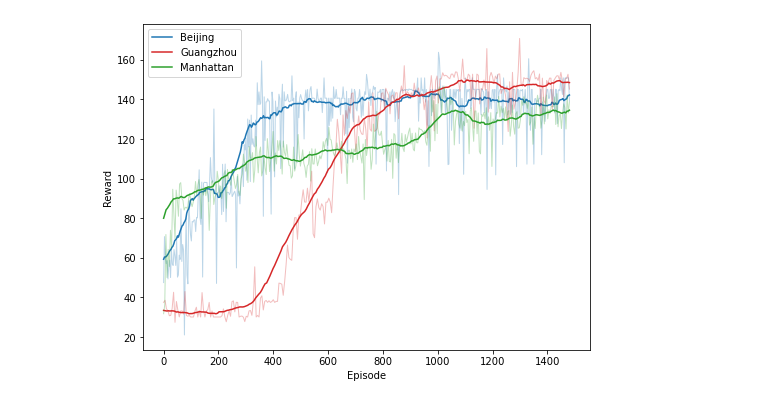
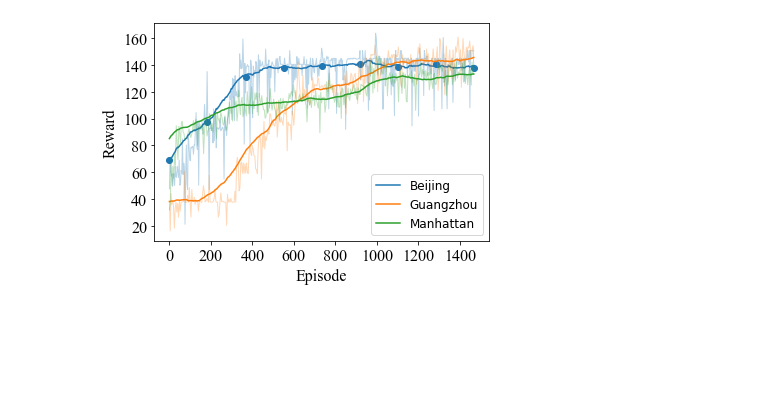
Before and after one commit to xxingyiyuan/ridesharing-RL, a Jupyter notebook: data_visualization.ipynb, the cells around one changed output. Cells and saved outputs as stored; diff of their text form; code cells hidden in the pictures; blank space fills up the shorter version.

```diff
--- a/data_visualization.ipynb
+++ b/data_visualization.ipynb
@@ -44,28 +45,32 @@ plt.show()
 # %%
 reward3 = np.load('./data/data_result/reward_{}.npy'.format(3))
 reward10 = np.load('./data/data_result/reward_{}.npy'.format(10))
 reward9 = np.load('./data/data_result/reward_{}.npy'.format(9))
 Episode = np.mean([len(reward3),len(reward10),len(reward9)])
-plt.figure(figsize=(8,6))
+plt.figure()
 mode = 'valid'
 step = 4
 reward3 = reward3[::step]
-reward10 = reward10[::step]
+reward10 = reward10[::3]
 reward9 = reward9[::step]
 # '#1f77b4', '#ff7f0e', '#2ca02c', '#d62728', '#9467bd', '#8c564b', '#e377c2', '#7f7f7f', '#bcbd22', '#17becf'
-color1, color2, color3 ='#1f77b4', '#d62728', '#2ca02c'
-n = 30
+color1, color2, color3 ='#1f77b4', '#ff7f0e', '#2ca02c'
+n = 50
 plt.plot(np.linspace(0,Episode,len(reward3)),reward3,alpha=0.3,c=color1,linewidth=1)
 plt.plot(np.linspace(0,Episode,len(np_move_avg(reward3,n, mode))),np_move_avg(reward3,n, mode),c=color1,label='Beijing')
+plt.scatter(np.linspace(0,Episode,len(np_move_avg(reward3,n, mode)[::50])),np_move_avg(reward3,n, mode)[::50],c=color1,marker='o')
 plt.plot(np.linspace(0,Episode,len(reward10)),reward10,alpha=0.3,c=color2,linewidth=1)
 plt.plot(np.linspace(0,Episode,len(np_move_avg(reward10,n, mode))),np_move_avg(reward10,n, mode),c=color2,label='Guangzhou')
 plt.plot(np.linspace(0,Episode,len(reward9)),reward9,alpha=0.3,c=color3,linewidth=1)
 plt.plot(np.linspace(0,Episode,len(np_move_avg(reward9,n, mode))),np_move_avg(reward9,n, mode),c=color3,label='Manhattan')
-plt.legend()
-plt.xlabel('Episode')
-plt.ylabel('Reward')
+fontsize = 16
+plt.legend(fontsize=12)
+plt.xticks(fontsize=fontsize,fontfamily='Times New Roman')
+plt.yticks(fontsize=fontsize,fontfamily='Times New Roman')
+plt.xlabel('Episode',fontsize=fontsize,fontfamily='Times New Roman')
+plt.ylabel('Reward',fontsize=fontsize,fontfamily='Times New Roman')
 # plt.fill_between(smooth_x, smooth_y,alpha=0.2,color='r')
-# plt.savefig('./figures/Reward.png',dpi=500,bbox_inches='tight')
+# plt.savefig('F:/yuan/journal/ridesharing_TKDE/figures/reward.png',dpi=300,bbox_inches='tight')
 plt.show()
 # %% [output]
-[figure, old version]
+[figure, new version]
```
Also changed, not shown: parts of 2 cells of this notebook, 10 other files.
